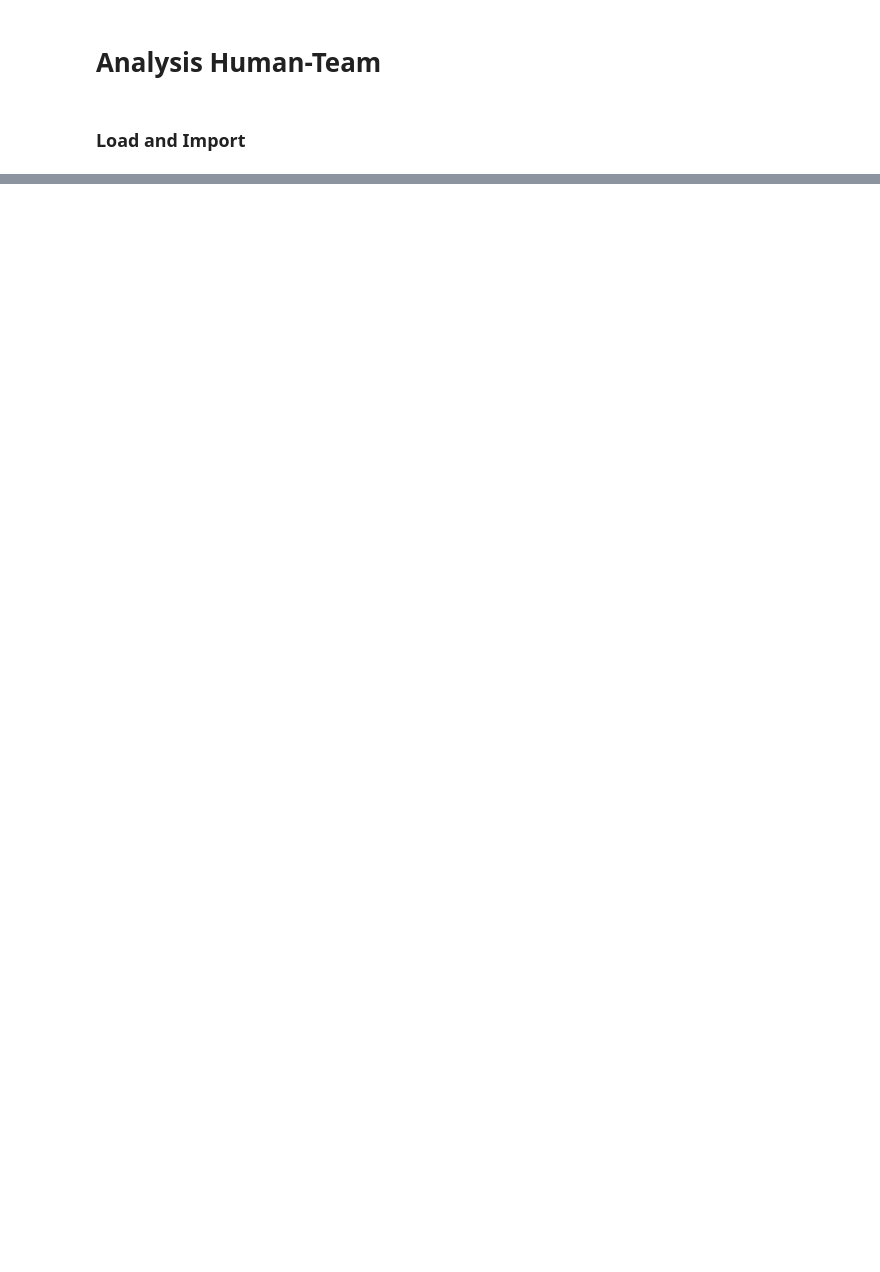
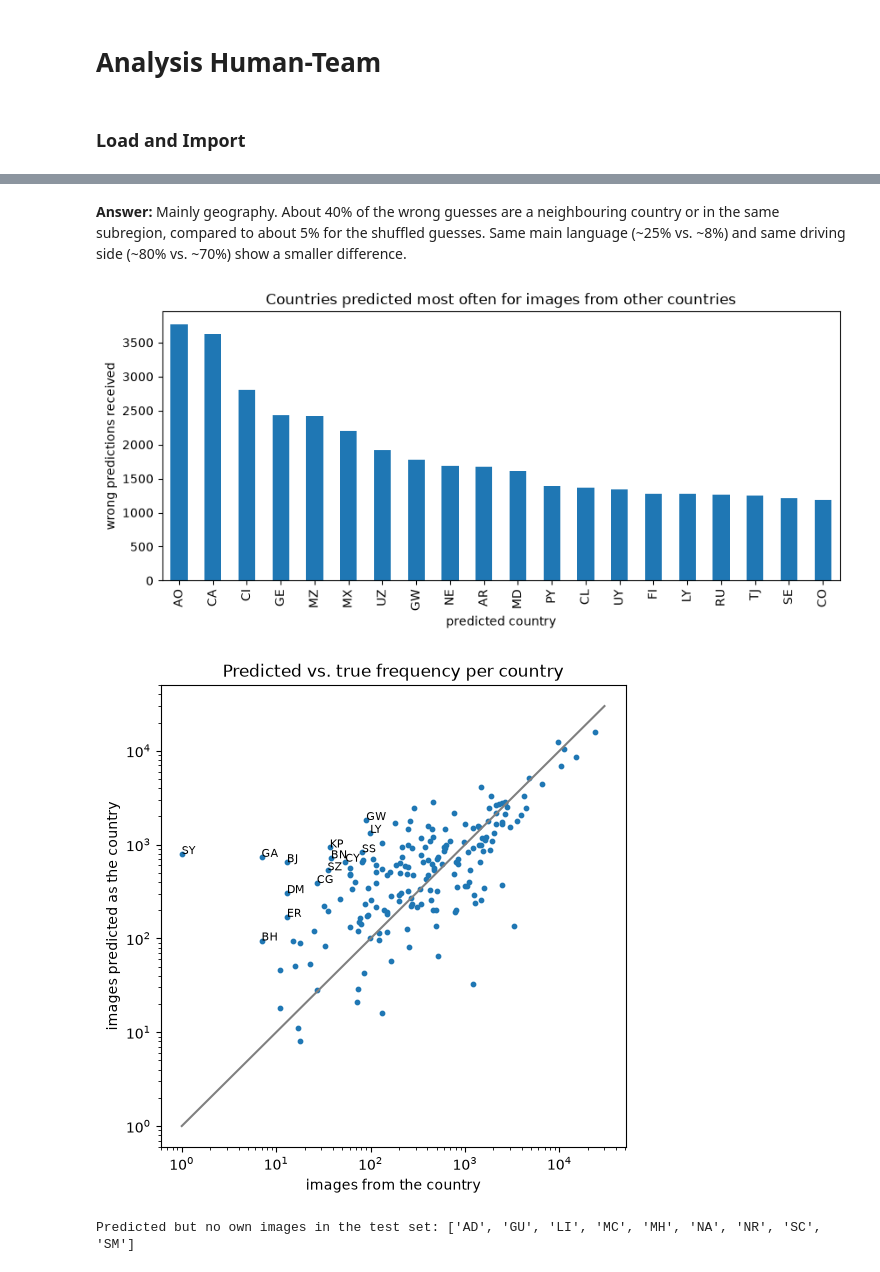
Before and after one commit to mhammer3366/ai_and_visualisation_OpenSI, a Jupyter notebook: notebooks/phase1_Human.ipynb, the cells around one changed output, grey strips where cells are left out. Drawn from its saved outputs; the diff is of its cells as text; code cells hidden in the pictures; blank space fills up the shorter version.

```diff
--- a/notebooks/phase1_Human.ipynb
+++ b/notebooks/phase1_Human.ipynb
@@ -62,0 +141,32 @@ print(f"{len(preds):,} predictions | {len(pilot_ids):,} pilot images | model: {i
+# %% [markdown]
+**Answer:** Mainly geography. About 40% of the wrong guesses are a neighbouring country or in the same subregion, compared to about 5% for the shuffled guesses. Same main language (~25% vs. ~8%) and same driving side (~80% vs. ~70%) show a smaller difference.
+# %%
+# attractor countries = countries that get predicted a lot for images from other countries
+# plot 1: countries with the most wrong predictions
+errors["pred_1"].value_counts().head(20).plot.bar(figsize=(10, 4))
+plt.xlabel("predicted country")
+plt.ylabel("wrong predictions received")
+plt.title("Countries predicted most often for images from other countries")
+plt.show()
+
+# plot 2: how often a country is predicted vs. how often it is the true country
+# above the gray line = predicted more often than it appears, labels for more than 10x
+# countries with 0 images don't show up on log axes, so they are printed below
+counts = pd.DataFrame({"true": usable["country_id"].value_counts(),
+                       "predicted": usable["pred_1"].value_counts()}).fillna(0)
+plt.figure(figsize=(6, 6))
+plt.scatter(counts["true"], counts["predicted"], s=10)
+for country, row in counts[counts["predicted"] > 10 * counts["true"]].iterrows():
+    plt.annotate(country, (row["true"], row["predicted"]), fontsize=8)
+plt.plot([1, 30000], [1, 30000], color="gray")
+plt.xscale("log")
+plt.yscale("log")
+plt.xlabel("images from the country")
+plt.ylabel("images predicted as the country")
+plt.title("Predicted vs. true frequency per country")
+plt.show()
+print("Predicted but no own images in the test set:", counts[counts["true"] == 0].index.tolist())
+# %% [output]
+[figure, added]
+[figure, added]
+Predicted but no own images in the test set: ['AD', 'GU', 'LI', 'MC', 'MH', 'NA', 'NR', 'SC', 'SM']
```
Also changed, not shown: parts of 13 cells of this notebook, 1 other file.
